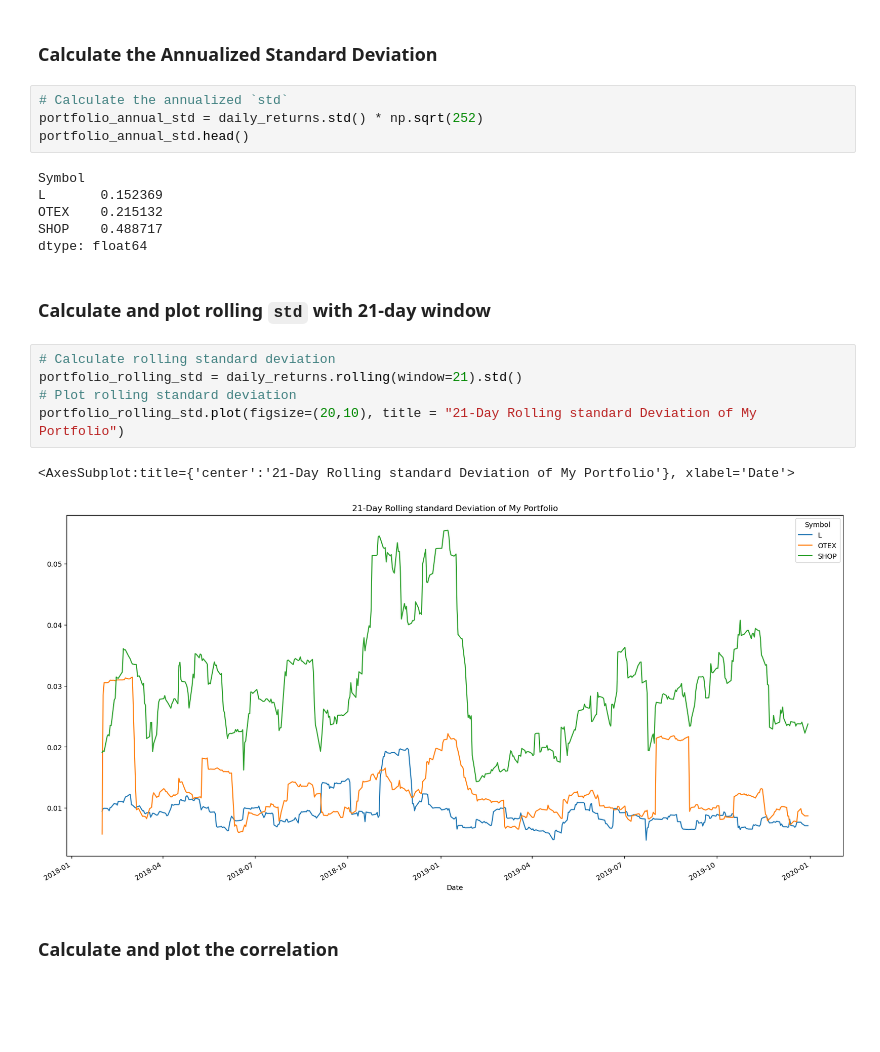
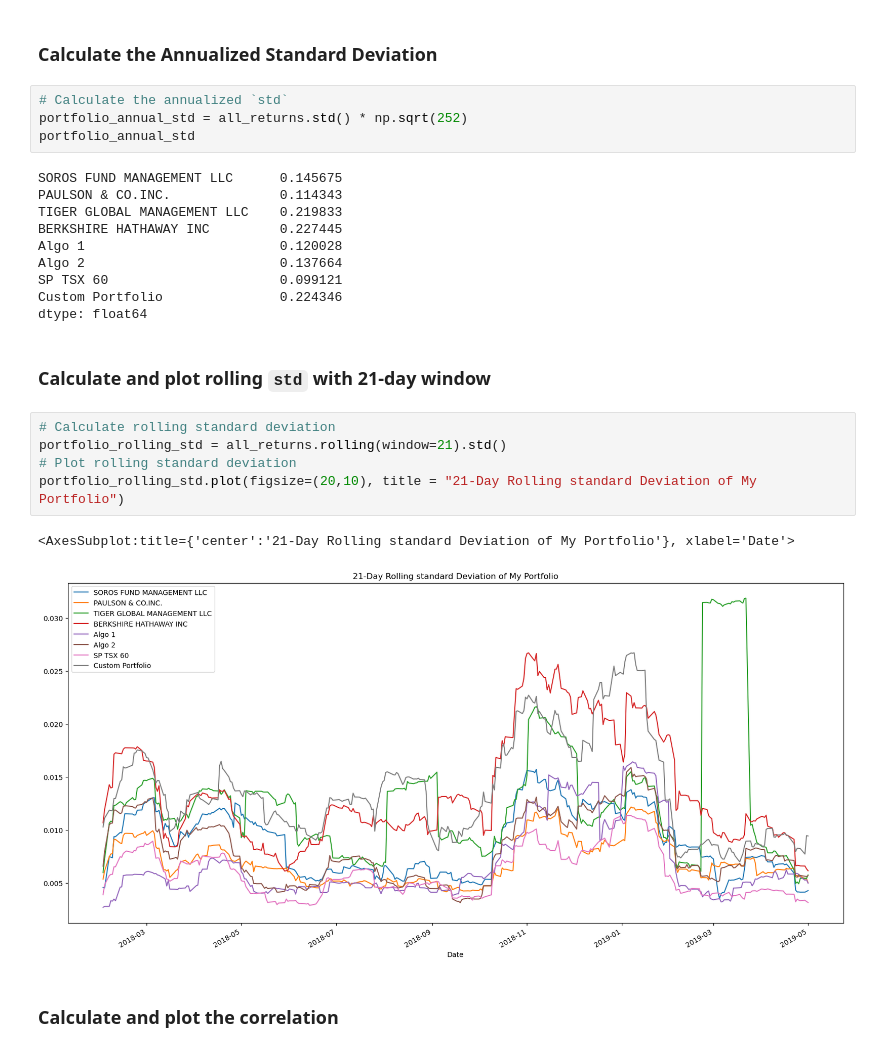
Before and after one commit to MynameisCindy-Chen/Module-4-Assignment, a Jupyter notebook: whale_analysis.ipynb, the cells around one changed output. Saved outputs shown, nothing was run; the diff lists cells and outputs as text; blank space fills up the shorter version.

```diff
--- a/whale_analysis.ipynb
+++ b/whale_analysis.ipynb
@@ -558,24 +558,28 @@ all_returns.head()
 ### Calculate the Annualized Standard Deviation
 # %%
 # Calculate the annualized `std`
-portfolio_annual_std = daily_returns.std() * np.sqrt(252)
-portfolio_annual_std.head()
+portfolio_annual_std = all_returns.std() * np.sqrt(252)
+portfolio_annual_std
 # %% [output]
-Symbol
-L       0.152369
-OTEX    0.215132
-SHOP    0.488717
+SOROS FUND MANAGEMENT LLC      0.145675
+PAULSON & CO.INC.              0.114343
+TIGER GLOBAL MANAGEMENT LLC    0.219833
+BERKSHIRE HATHAWAY INC         0.227445
+Algo 1                         0.120028
+Algo 2                         0.137664
+SP TSX 60                      0.099121
+Custom Portfolio               0.224346
 dtype: float64
 # %% [markdown]
 ### Calculate and plot rolling `std` with 21-day window
 # %%
 # Calculate rolling standard deviation
-portfolio_rolling_std = daily_returns.rolling(window=21).std()
+portfolio_rolling_std = all_returns.rolling(window=21).std()
 # Plot rolling standard deviation
 portfolio_rolling_std.plot(figsize=(20,10), title = "21-Day Rolling standard Deviation of My Portfolio")
 # %% [output]
 <AxesSubplot:title={'center':'21-Day Rolling standard Deviation of My Portfolio'}, xlabel='Date'>
-[figure, old version]
+[figure, new version]
 # %% [markdown]
 ### Calculate and plot the correlation
 # %%
```
Also changed, not shown: parts of 5 cells of this notebook.
